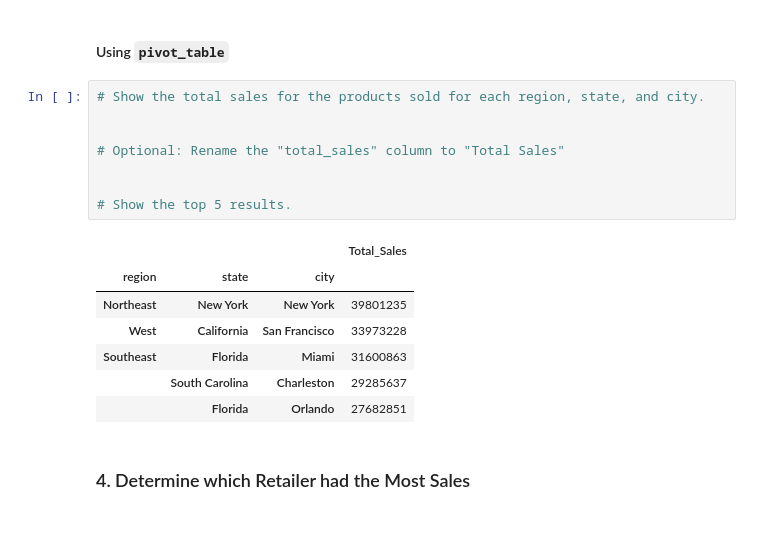
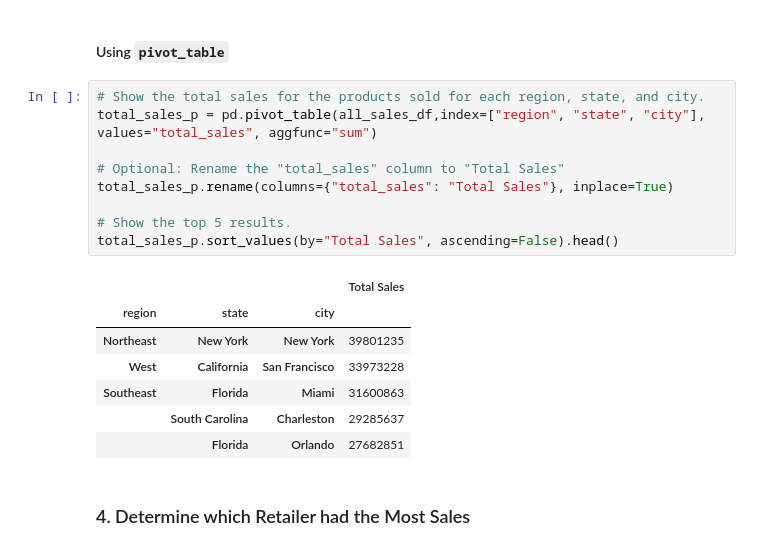
Before and after one commit to BlairSonnen/athletic_sales_analysis, a Jupyter notebook: athletic_sales_analysis.ipynb, the cells around one changed output. Drawn from its saved outputs; the diff is of its cells as text.

```diff
--- a/athletic_sales_analysis.ipynb
+++ b/athletic_sales_analysis.ipynb
@@ -255,14 +253,15 @@ total_prod_p.sort_values(by="Total_Products_Sold", ascending=False).head()
 #### Using `pivot_table`
 # %%
 # Show the total sales for the products sold for each region, state, and city.
-
+total_sales_p = pd.pivot_table(all_sales_df,index=["region", "state", "city"], values="total_sales", aggfunc="sum")
 
 # Optional: Rename the "total_sales" column to "Total Sales"
-
+total_sales_p.rename(columns={"total_sales": "Total Sales"}, inplace=True)
 
 # Show the top 5 results.
+total_sales_p.sort_values(by="Total Sales", ascending=False).head()
 # %% [output]
-|  |  |  | Total_Sales |
+|  |  |  | Total Sales |
 | region | state | city |  |
 | Northeast | New York | New York | 39801235 |
 | West | California | San Francisco | 33973228 |
```
Also changed, not shown: parts of 11 cells of this notebook, 1 other file.
